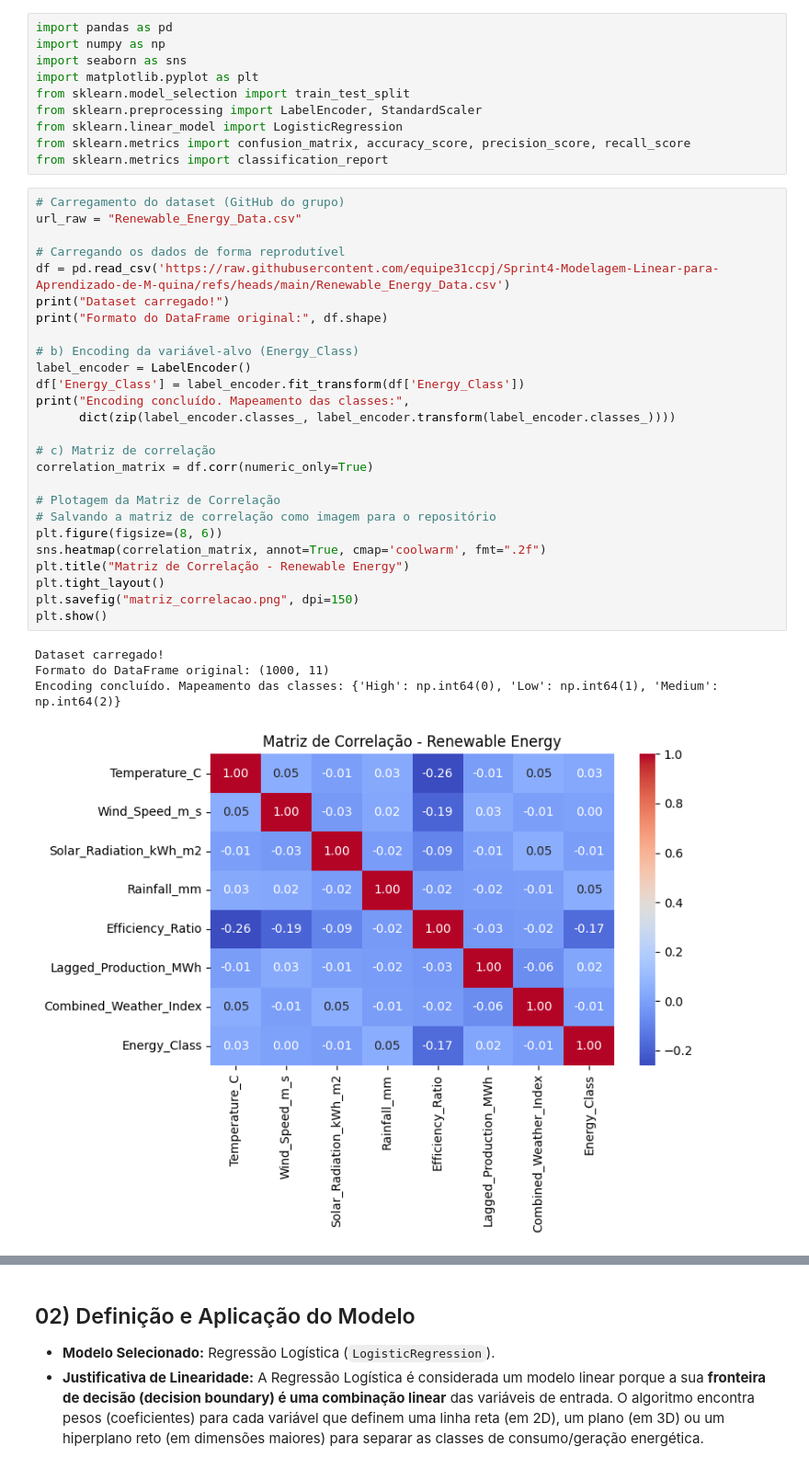
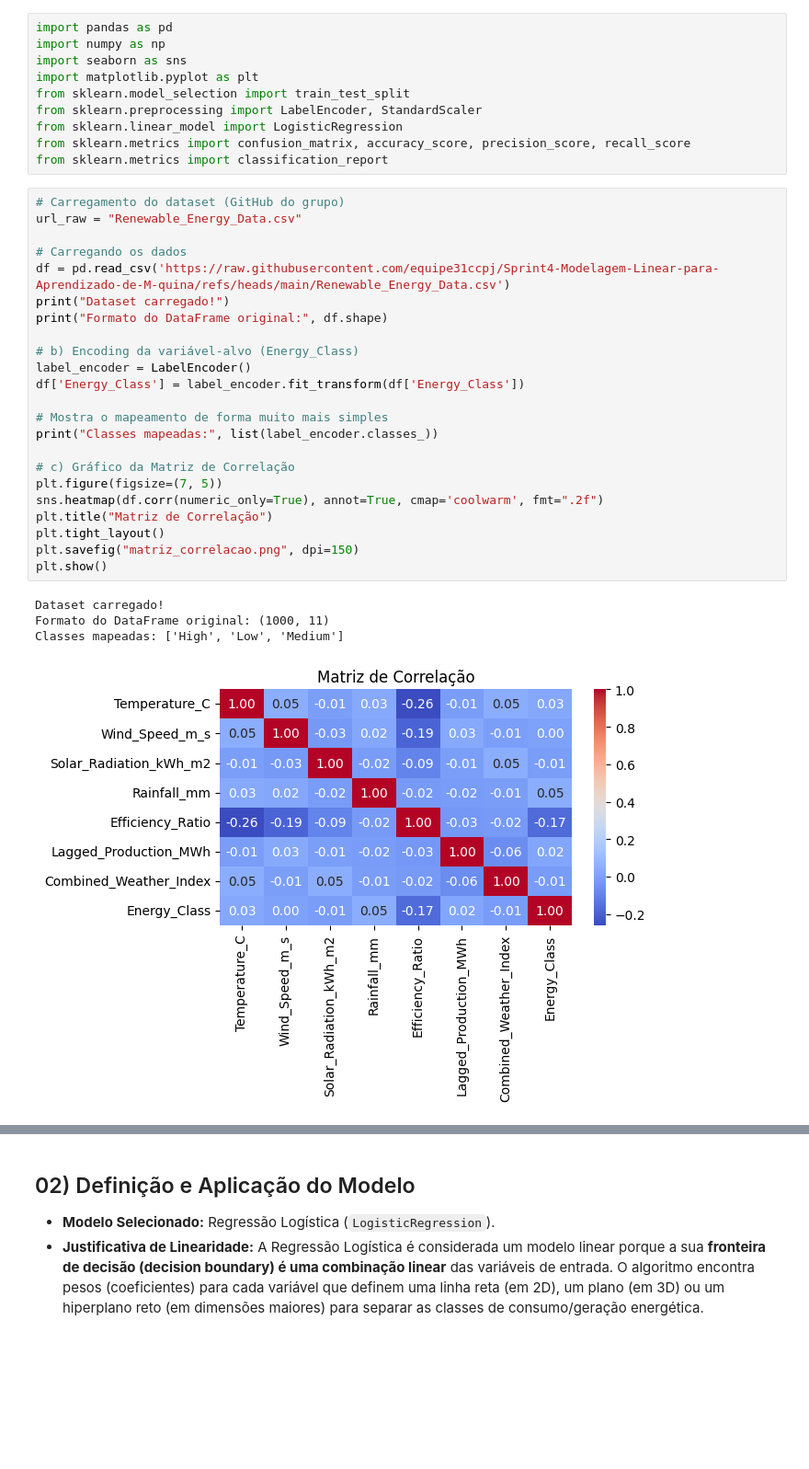
Before and after one commit to equipe31ccpj/Sprint4-Modelagem-Linear-para-Aprendizado-de-M-quina, a Jupyter notebook: Challenge_Sprint_IV_Modelagem_Linear.ipynb, the cells around one changed output, grey strips where cells are left out. Shown at 92% size. Drawn from its saved outputs; the diff is of its cells as text; blank space fills up the shorter version.

```diff
--- a/Challenge_Sprint_IV_Modelagem_Linear.ipynb
+++ b/Challenge_Sprint_IV_Modelagem_Linear.ipynb
@@ -32,34 +32,31 @@ from sklearn.metrics import classification_report
 # %%
 # Carregamento do dataset (GitHub do grupo)
 url_raw = "Renewable_Energy_Data.csv"
 
-# Carregando os dados de forma reprodutível
+# Carregando os dados
 df = pd.read_csv('https://raw.githubusercontent.com/equipe31ccpj/Sprint4-Modelagem-Linear-para-Aprendizado-de-M-quina/refs/heads/main/Renewable_Energy_Data.csv')
 print("Dataset carregado!")
 print("Formato do DataFrame original:", df.shape)
 
 # b) Encoding da variável-alvo (Energy_Class)
 label_encoder = LabelEncoder()
 df['Energy_Class'] = label_encoder.fit_transform(df['Energy_Class'])
-print("Encoding concluído. Mapeamento das classes:",
-      dict(zip(label_encoder.classes_, label_encoder.transform(label_encoder.classes_))))
 
-# c) Matriz de correlação
-correlation_matrix = df.corr(numeric_only=True)
+# Mostra o mapeamento de forma muito mais simples
+print("Classes mapeadas:", list(label_encoder.classes_))
 
-# Plotagem da Matriz de Correlação
-# Salvando a matriz de correlação como imagem para o repositório
-plt.figure(figsize=(8, 6))
-sns.heatmap(correlation_matrix, annot=True, cmap='coolwarm', fmt=".2f")
-plt.title("Matriz de Correlação - Renewable Energy")
+# c) Gráfico da Matriz de Correlação
+plt.figure(figsize=(7, 5))
+sns.heatmap(df.corr(numeric_only=True), annot=True, cmap='coolwarm', fmt=".2f")
+plt.title("Matriz de Correlação")
 plt.tight_layout()
 plt.savefig("matriz_correlacao.png", dpi=150)
 plt.show()
 # %% [output]
 Dataset carregado!
 Formato do DataFrame original: (1000, 11)
-Encoding concluído. Mapeamento das classes: {'High': np.int64(0), 'Low': np.int64(1), 'Medium': np.int64(2)}
+Classes mapeadas: ['High', 'Low', 'Medium']
-[figure, old version]
+[figure, new version]
 # %% [markdown]
 #### Nota sobre o Pré-Processamento e Engenharia de Features
 
```
Also changed, not shown: parts of 8 cells of this notebook.
